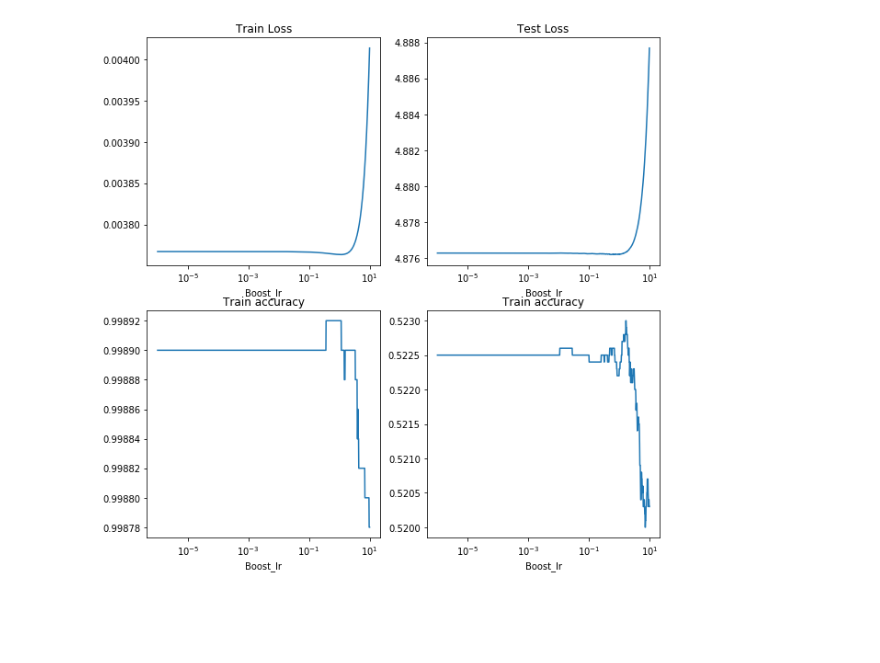
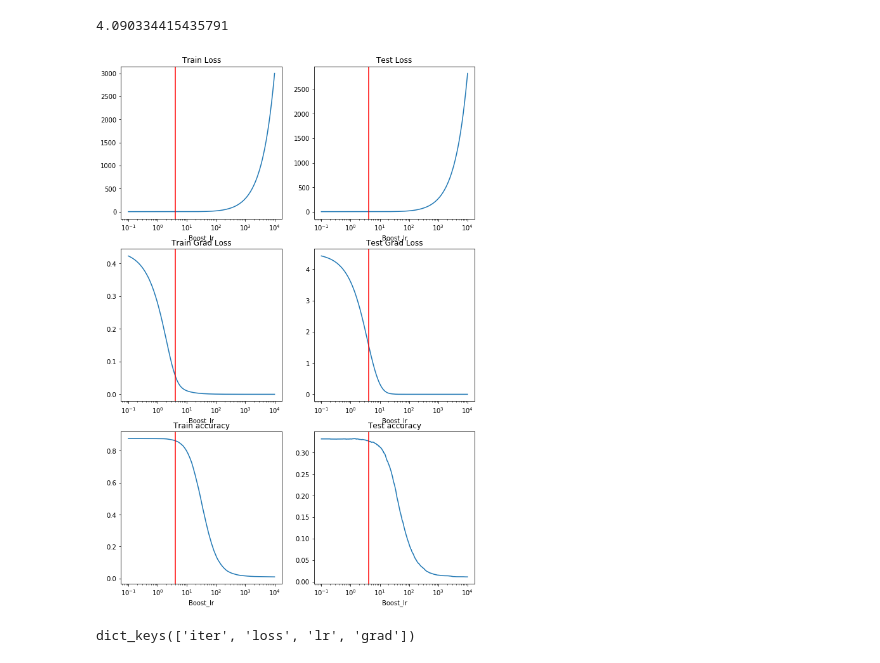
Before and after one commit to romakail/Ensemble_DNN, a Jupyter notebook: Notebooks/LR_adjusting.ipynb, the cells around one changed output. Saved outputs shown, nothing was run; the diff lists cells and outputs as text; code cells hidden in the pictures; blank space fills up the shorter version.

```diff
--- a/Notebooks/LR_adjusting.ipynb
+++ b/Notebooks/LR_adjusting.ipynb
@@ -37,7 +37,7 @@ import regularization
 class GlobalArguments():
 
     def __init__(self):
-        self.model       = 'ConvFC'
+        self.model       = 'TwoLayersNet'
         self.dataset     = 'CIFAR100'
         self.data_path   = '../Data/'
         self.batch_size  = 128
@@ -46,8 +46,8 @@ class GlobalArguments():
         self.use_test    = True
         self.models_path = 'Checkpoints/'
         self.n_models    = 40
-        self.boost_ckpts = '../Checkpoints/FGE/CIFAR100/ConvFC/grad_boost/classic/lr_auto/0.01-0.0001_0/'
-        self.new_model   = '../Checkpoints/FGE/CIFAR100/ConvFC/grad_boost/classic/lr_auto/0.01-0.0001_0/fge-349.pt'
+        self.boost_ckpts = '../Checkpoints/FGE/CIFAR100/TwoLayers/ind_grad_boost/classic/lr_auto/0.01-0.0001_200_0/'
+        self.new_model   = '../Checkpoints/FGE/CIFAR100/TwoLayers/ind_grad_boost/classic/lr_auto/0.01-0.0001_200_0/fge-499.pt'
         self.device      = 1
 args = GlobalArguments()
 # %%
@@ -66,7 +66,8 @@ models_weights  = []
 # indicies = range (690, 1011, 20)
 # indicies = [i for i in range (349, 2600, 150)]
 # indicies.insert(0, 200)
-indicies = [200, 249, 299]
+indicies = [200, 299, 399]
+print (indicies)
 
 for i in tqdm(indicies):
     model = architecture.base(num_classes=num_classes, **architecture.kwargs)
@@ -129,31 +132,34 @@ def outputs_logits_labels(model, dataloader, device=torch.device('cpu')):
         output_list = []
         logits_list = []
         labels_list = []
+        antigr_list = []
         for input, labels, logits in dataloader:
             input  = input .to(device)
-            logits = logits
-            labels = labels
+            logits = logits.to(device)
+            labels = labels.to(device)
 
-#             target = utils.one_hot(labels, logits.shape[1]) - F.softmax(logits, dim=1)
+            antigr = utils.one_hot(labels, logits.shape[1]) - F.softmax(logits, dim=1)
             output = model(input)
 
             output_list.append(output.cpu())
-            logits_list.append(logits)
-            labels_list.append(labels)
+            logits_list.append(logits.cpu())
+            labels_list.append(labels.cpu())
+            antigr_list.append(antigr.cpu())
 
         output_list = torch.cat(output_list, dim=0)
         logits_list = torch.cat(logits_list, dim=0)
         labels_list = torch.cat(labels_list, dim=0)
-    return output_list, logits_list, labels_list
+        antigr_list = torch.cat(antigr_list, dim=0)
+    return output_list, logits_list, labels_list, antigr_list
 
 def loss_acc_dependency (model, dataloader, device=torch.device('cpu'), start_pow=-6, fin_pow=3, n_dots=1000):
     criterion = torch.nn.CrossEntropyLoss()
-    output_train, logits_train, labels_train = outputs_logits_labels(
+    output_train, logits_train, labels_train, antigr_train = outputs_logits_labels(
         model,
         loaders['train'],
         device=device)
 
-    output_test, logits_test, labels_test = outputs_logits_labels(
+    output_test, logits_test, labels_test, antigr_test = outputs_logits_labels(
         model,
         loaders['test'],
         device=device)
@@ -162,6 +168,8 @@ def loss_acc_dependency (model, dataloader, device=torch.device('cpu'), start_po
     res["coefs"] = 10 ** np.linspace(start_pow, fin_pow, n_dots)
     res["train_loss"] = []
     res["test_loss"]  = []
+    res["train_gr_loss"] = []
+    res["test_gr_loss"] = []
     res["train_acc"]  = []
     res["test_acc"]   = []
 
@@ -169,10 +177,17 @@ def loss_acc_dependency (model, dataloader, device=torch.device('cpu'), start_po
         for coef in tqdm(res["coefs"]):
             pred_train = logits_train + coef * output_train
             pred_test  = logits_test  + coef * output_test
+            pred_gr_train = logits_train + coef * antigr_train
+            pred_gr_test  = logits_test  + coef * antigr_test
+
             res["train_loss"].append(
                 criterion(pred_train, labels_train).item())
             res["test_loss"].append(
                 criterion(pred_test , labels_test ).item())
+            res["train_gr_loss"].append(
+                criterion(pred_gr_train, labels_train).item())
+            res["test_gr_loss"].append(
+                criterion(pred_gr_test , labels_test).item())
             res["train_acc"].append(
                 torch.eq(pred_train.argmax(dim=1), labels_train).float().mean().item())
             res["test_acc"].append(
@@ -181 +252,14 @@ def loss_acc_dependency (model, dataloader, device=torch.device('cpu'), start_po
+# %%
+table = loss_acc_dependency(new_model, loaders, device=torch.device('cuda'), start_pow=-1, fin_pow=4)
+# %%
+print(new_model_weight)
+draw_figures(table, predicted=new_model_weight)
+# %% [output]
+4.090334415435791
+[figure, added]
+# %%
+adj_process = torch.load(args.boost_ckpts + '/boost_lr/199.pt')
+print (adj_process.keys())
+# %% [output]
+dict_keys(['iter', 'loss', 'lr', 'grad'])
 # %%
@@ -215,4 +290,0 @@ table = loss_acc_dependency(new_model, loaders, device=torch.device('cuda'), fin
-# %%
-draw_figures(table)
-# %% [output]
-[figure, removed]
```
Also changed, not shown: parts of 20 cells of this notebook, 5 other files.
